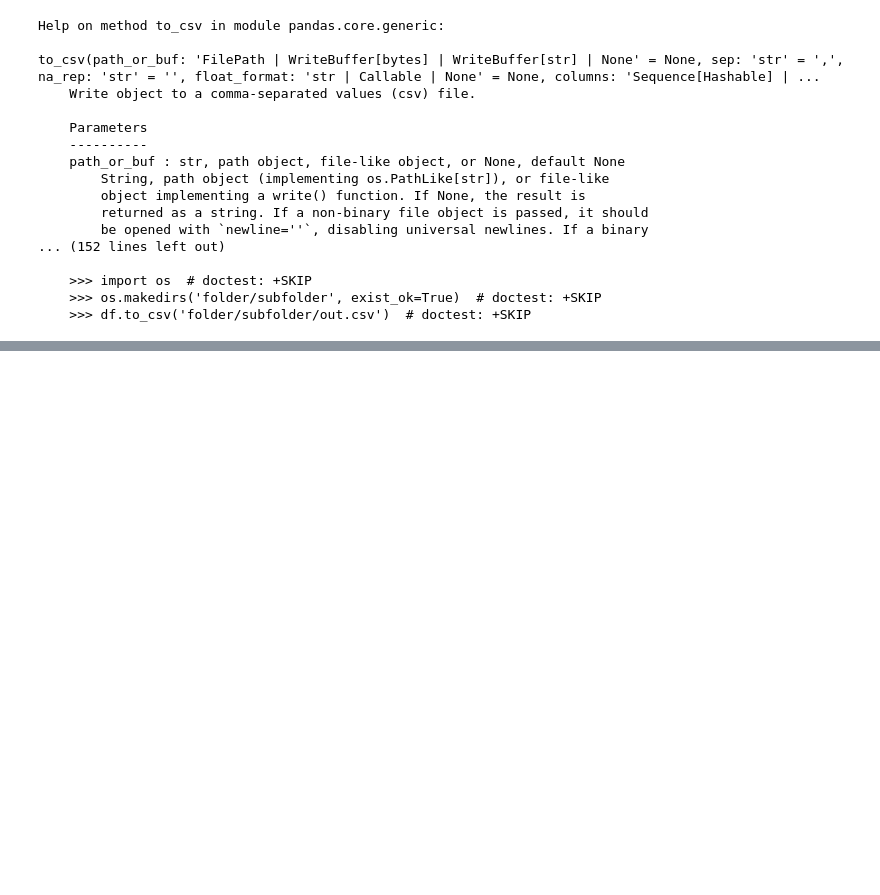
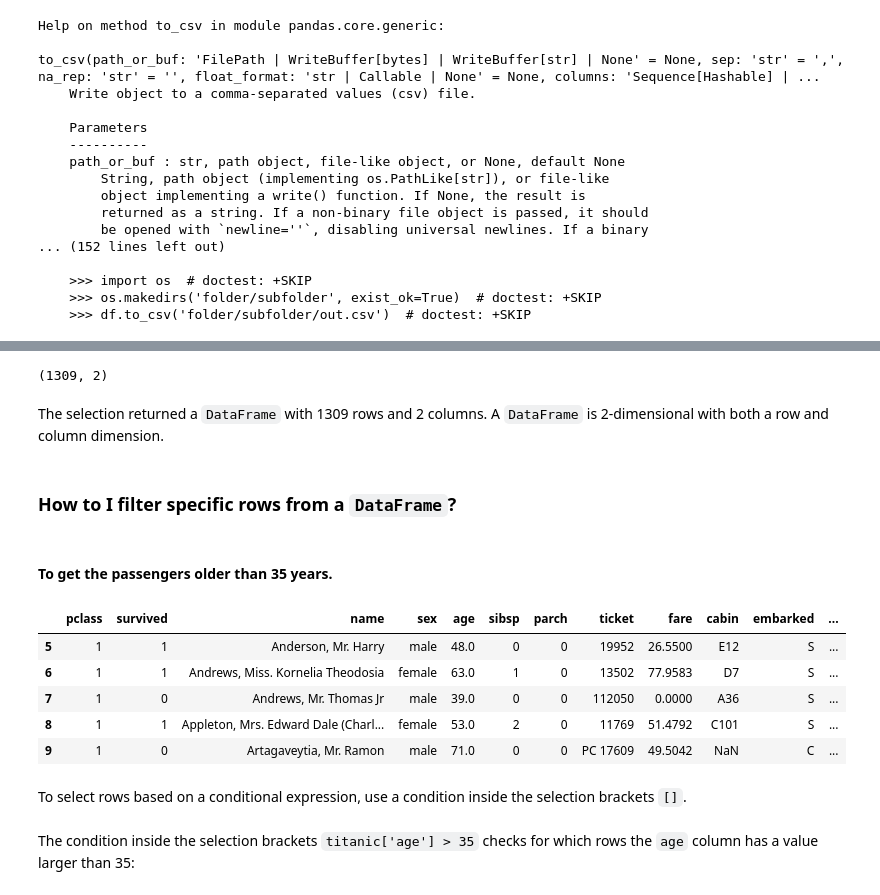
Before and after one commit to deaxparadox/ArtOfAI, a Jupyter notebook: 101-baisc-libraries/104-pandas/103-select-subset-of-a-dataframe.ipynb, the cells around one changed output, grey strips where cells are left out. Saved outputs shown, nothing was run; the diff lists cells and outputs as text; code cells hidden in the pictures; blank space fills up the shorter version.

Commit message:
selecting subest of a dataframe

```diff
--- a/101-baisc-libraries/104-pandas/103-select-subset-of-a-dataframe.ipynb
+++ b/101-baisc-libraries/104-pandas/103-select-subset-of-a-dataframe.ipynb
@@ -1,5 +1,5 @@
 # %%
 import pandas as pd
 # %%
-titanic = pd.read_excel("titanic.xls")
+titanic_excel = pd.read_excel("titanic.xls")
 # %%
@@ -27,0 +99,25 @@ with open("titanic.csv", "w+") as f:
+# %%
+titanic[["age", "sex"]].shape
+# %% [output]
+(1309, 2)
+# %% [markdown]
+The selection returned a `DataFrame` with 1309 rows and 2 columns. A `DataFrame` is 2-dimensional with both a row and column dimension.
+# %% [markdown]
+### How to I filter specific rows from a `DataFrame`?
+# %% [markdown]
+#### To get the passengers older than 35 years.
+# %%
+above_35 = titanic[titanic['age']>35]
+# %%
+above_35.head()
+# %% [output]
+|  | pclass | survived | name | sex | age | sibsp | parch | ticket | fare | cabin | embarked | ... |
+| 5 | 1 | 1 | Anderson, Mr. Harry | male | 48.0 | 0 | 0 | 19952 | 26.5500 | E12 | S | ... |
+| 6 | 1 | 1 | Andrews, Miss. Kornelia Theodosia | female | 63.0 | 1 | 0 | 13502 | 77.9583 | D7 | S | ... |
+| 7 | 1 | 0 | Andrews, Mr. Thomas Jr | male | 39.0 | 0 | 0 | 112050 | 0.0000 | A36 | S | ... |
+| 8 | 1 | 1 | Appleton, Mrs. Edward Dale (Charl... | female | 53.0 | 2 | 0 | 11769 | 51.4792 | C101 | S | ... |
+| 9 | 1 | 0 | Artagaveytia, Mr. Ramon | male | 71.0 | 0 | 0 | PC 17609 | 49.5042 | NaN | C | ... |
+# %% [markdown]
+To select rows based on a conditional expression, use a condition inside the selection brackets `[]`.
+# %% [markdown]
+The condition inside the selection brackets `titanic['age'] > 35` checks for which rows the `age` column has a value larger than 35:
```
Also changed, not shown: parts of 45 cells of this notebook.
